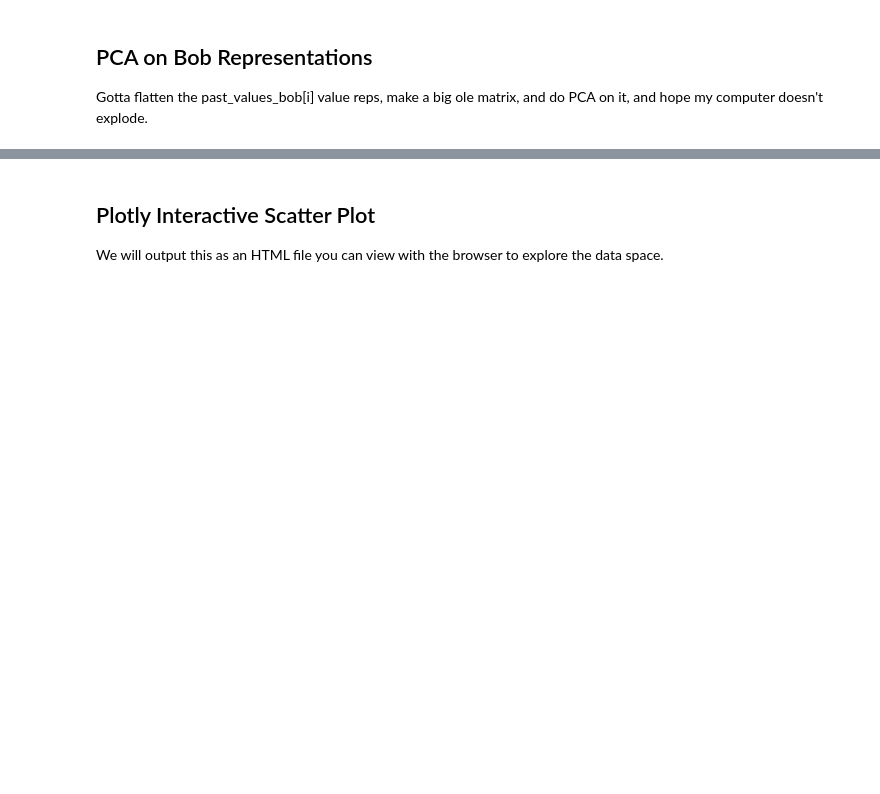
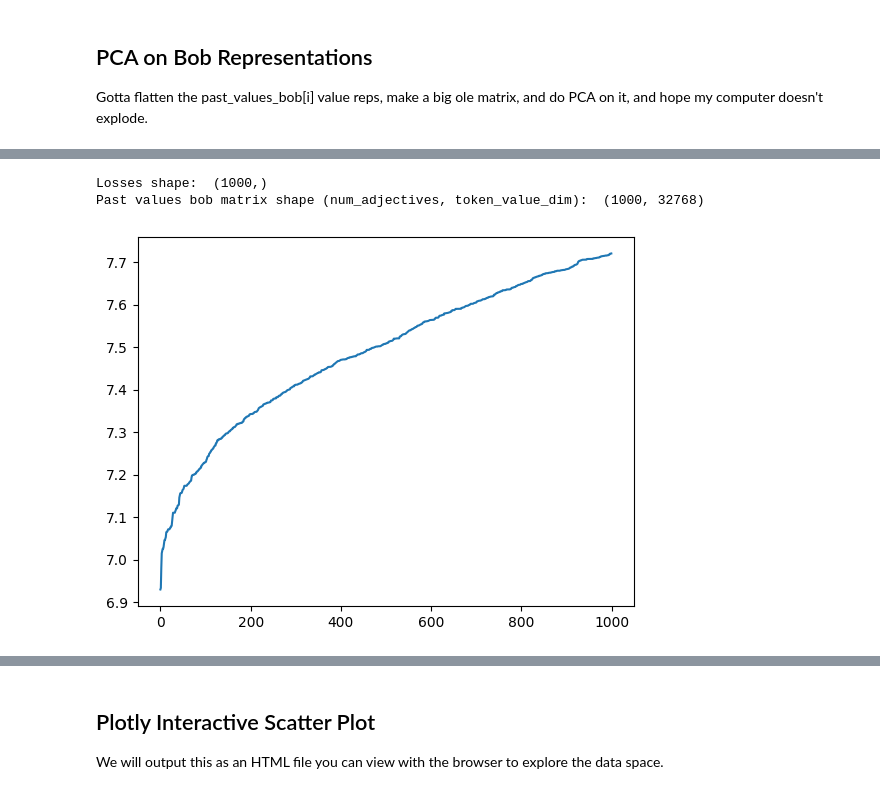
Before and after one commit to amanb2000/Emo_LLM, a Jupyter notebook: Adjective_Representation_PCA.ipynb, the cells around one changed output, grey strips where cells are left out. Saved outputs shown, nothing was run; the diff lists cells and outputs as text; code cells hidden in the pictures; blank space fills up the shorter version.

```diff
--- a/Adjective_Representation_PCA.ipynb
+++ b/Adjective_Representation_PCA.ipynb
@@ -203,3 +319,0 @@ np.save("bob_representations.npy", past_values_bob)
-# %%
-# Load from disk
-past_values_bob = np.load("bob_representations.npy", allow_pickle=True)
@@ -219,0 +353,20 @@ Past values bob matrix shape (num_adjectives, token_value_dim):  (25866, 32768)
+# %%
+# select the top 1000 in terms of loss
+top_1000_indices = np.argsort(losses)[100:1000]
+losses_filtered = np.array(losses)[top_1000_indices]
+
+past_values_bob_matrix_filtered = past_values_bob_matrix[top_1000_indices, :]
+
+adjectives_filtered = [adjectives[i] for i in top_1000_indices]
+
+print("Losses shape: ", losses_filtered.shape)
+print("Past values bob matrix shape (num_adjectives, token_value_dim): ", past_values_bob_matrix_filtered.shape)
+plt.plot(losses_filtered)
+
+# send to disk
+np.save("bob_representations_flat_top1000.npy", past_values_bob_matrix_filtered)
+np.save("losses_top1000.npy", losses_filtered)
+# %% [output]
+Losses shape:  (1000,)
+Past values bob matrix shape (num_adjectives, token_value_dim):  (1000, 32768)
+[figure, added]
```
Also changed, not shown: parts of 29 cells of this notebook.
